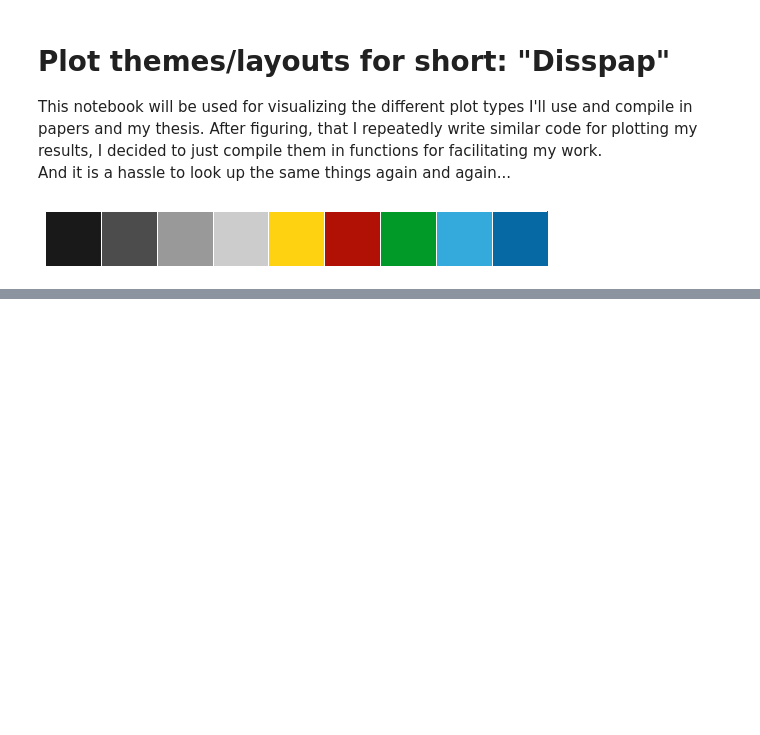
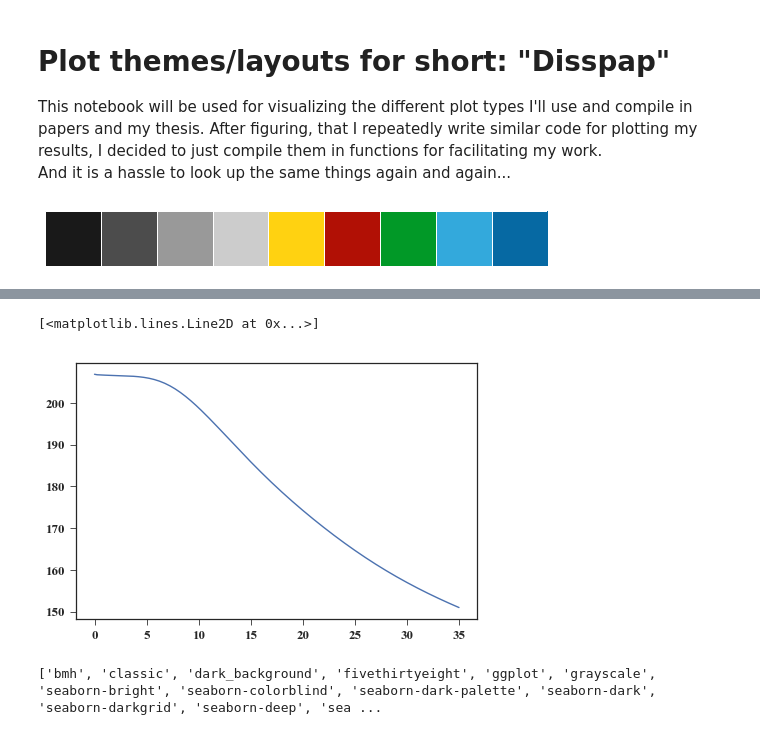
Before and after one commit to Japhiolite/plot_layouts, a Jupyter notebook: test_notebook/Plot_tests.ipynb, the cells around one changed output, grey strips where cells are left out. Saved outputs shown, nothing was run; the diff lists cells and outputs as text; code cells hidden in the pictures; blank space fills up the shorter version.

```diff
--- a/test_notebook/Plot_tests.ipynb
+++ b/test_notebook/Plot_tests.ipynb
@@ -29,0 +85,21 @@ sns.palplot(colors_palette())
+# %%
+def set_style(style):
+    if style == 'paper':
+        plt.style.use(['seaborn-ticks', 'seaborn-paper'])
+        matplotlib.rc("font", family="Times New Roman")
+        matplotlib.rc("xtick", labelsize=13.)
+        matplotlib.rc("ytick", labelsize=13.)
+    elif style == 'poster':
+        plt.style.use(['seaborn-ticks', 'seaborn-poster'])
+    elif style == 'notebook':
+        plt.style.use(['seaborn-ticks', 'seaborn-notebook'])
+# %%
+set_style('paper')
+plt.plot(temo['time'], temo['temp'])
+# %% [output]
+[<matplotlib.lines.Line2D at 0x...>]
+[figure, added]
+# %%
+print(plt.style.available)
+# %% [output]
+['bmh', 'classic', 'dark_background', 'fivethirtyeight', 'ggplot', 'grayscale', 'seaborn-bright', 'seaborn-colorblind', 'seaborn-dark-palette', 'seaborn-dark', 'seaborn-darkgrid', 'seaborn-deep', 'sea ...
```
Also changed, not shown: parts of 4 cells of this notebook, 2 other files.
